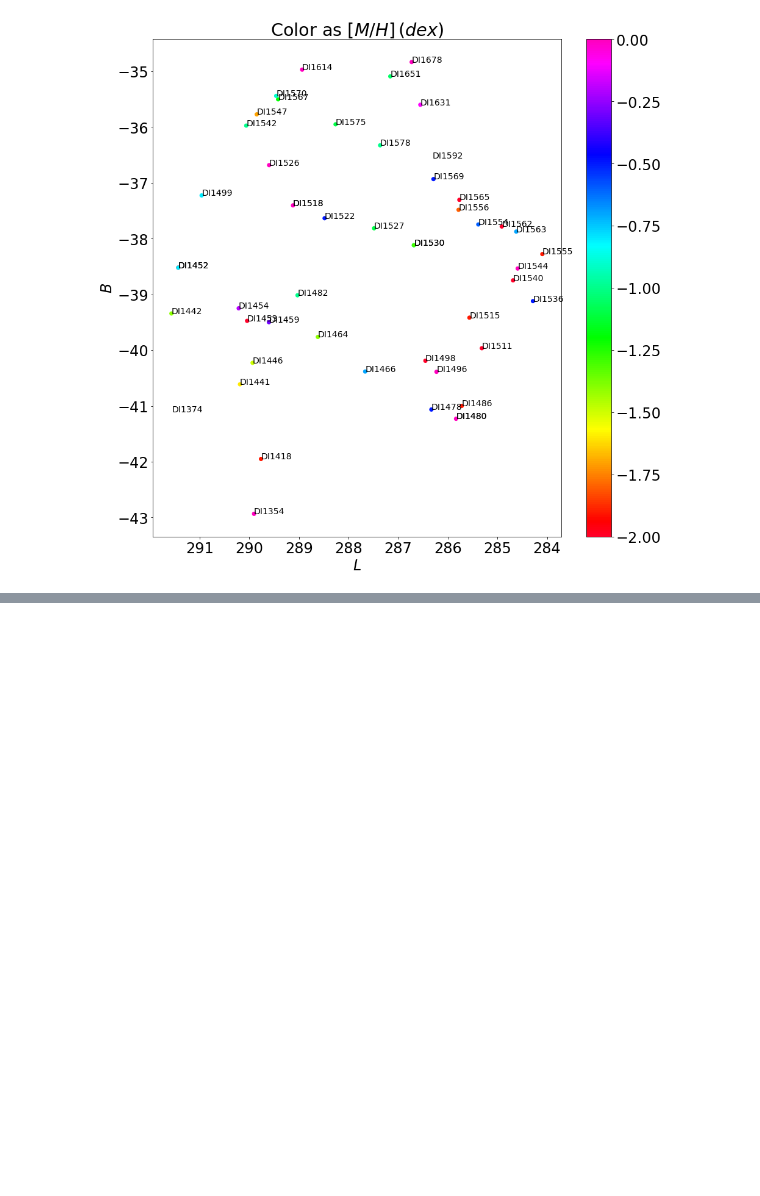
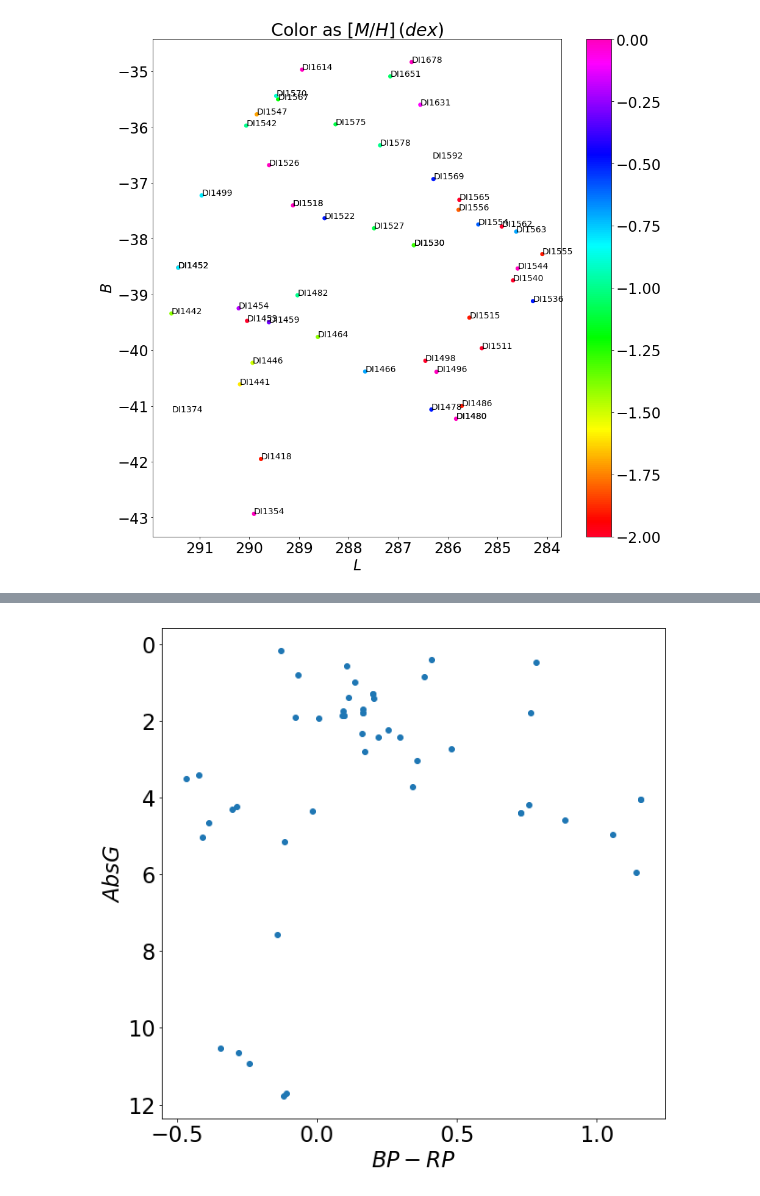
Before and after one commit to JoshuaPovick/MS_young, a Jupyter notebook: galactocentric_velocity.ipynb, the cells around one changed output, grey strips where cells are left out. Cells and saved outputs as stored; diff of their text form; code cells hidden in the pictures; blank space fills up the shorter version.

```diff
--- a/galactocentric_velocity.ipynb
+++ b/galactocentric_velocity.ipynb
@@ -416,0 +441,18 @@ plt.show()
+# %%
+absG = []
+d = np.reciprocal(heir['parallax']+0.052)*1000
+for i in range(len(heir)):
+    absG.append(heir['phot_g_mean_mag'][i]-5*np.log10(d[i])+5)
+
+plt.figure(figsize = (10,10))
+plt.scatter(heir['phot_bp_mean_mag']-heir['phot_rp_mean_mag'],absG,cmap='gist_rainbow')
+#plt.colorbar()
+plt.xlabel(r'$BP-RP$')
+plt.ylabel(r'$Abs G$')
+#plt.title(r'Color as $[M/H] \, (dex)$')
+#for i in range(len(heir)):
+    #plt.text(heir['phot_bp_mean_mag']-heir['phot_rp_mean_mag'],absG[i],absV[i],heir['NAME'][i],fontsize=14)
+plt.gca().invert_yaxis()
+plt.show()
+# %% [output]
+[figure, added]
```
Also changed, not shown: parts of 17 cells of this notebook.
